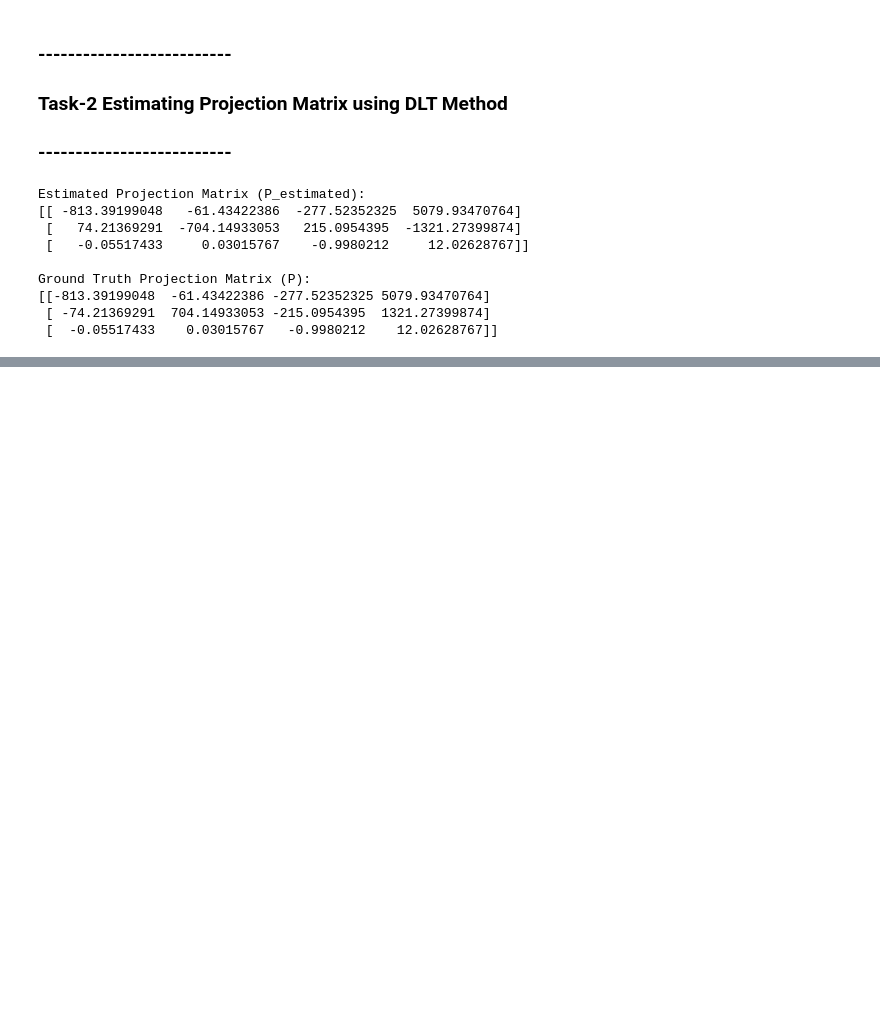
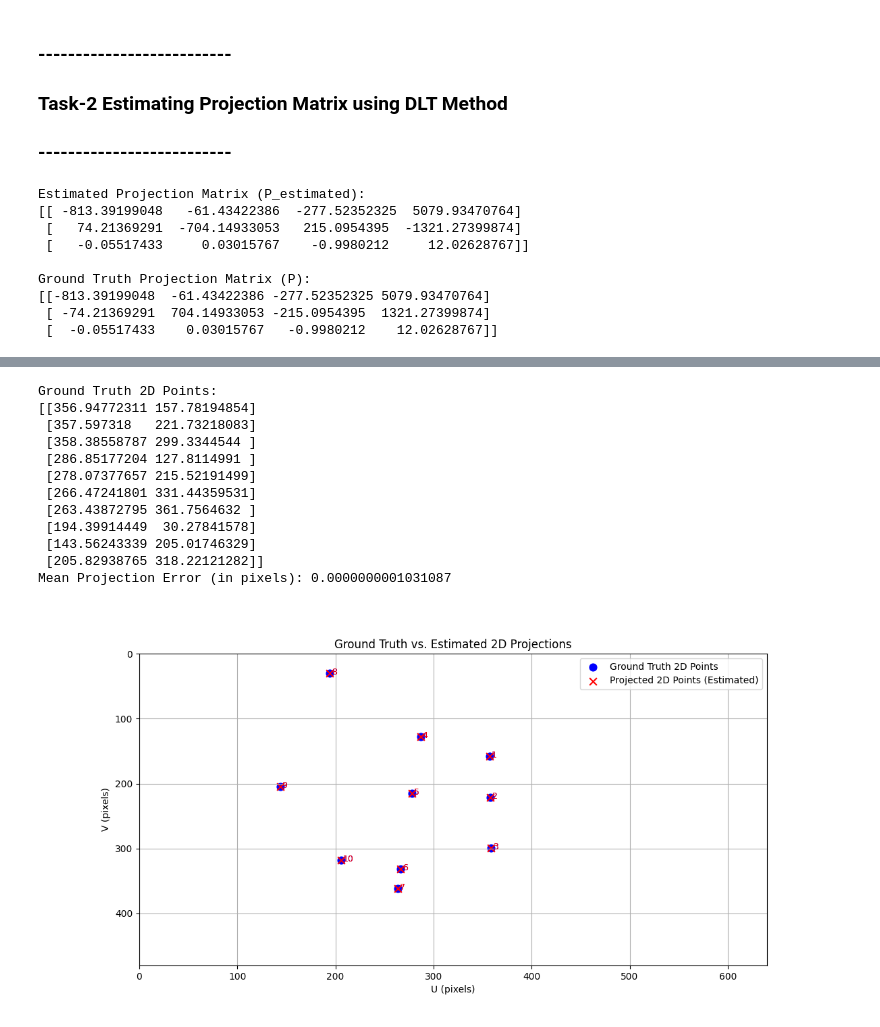
Before and after one commit to anas-farooq8/Camera-Projection-DLT-Simulation, a Jupyter notebook: camera_cal.ipynb, the cells around one changed output, grey strips where cells are left out. Drawn from its saved outputs; the diff is of its cells as text; code cells hidden in the pictures; blank space fills up the shorter version.

```diff
--- a/camera_cal.ipynb
+++ b/camera_cal.ipynb
@@ -331,0 +337,7 @@ Ground Truth Projection Matrix (P):
+# %%
+# Manually correct the sign of the estimated projection matrix
+# Multiply the 2nd row by -1 to correct the sign
+P_estimated_corrected = P_estimated.copy()
+P_estimated_corrected[1] = -P_estimated_corrected[1]
+print("Corrected Estimated Projection Matrix (P_estimated_corrected):")
+print(P_estimated_corrected)
@@ -331,0 +452,54 @@ Ground Truth Projection Matrix (P):
+# %%
+# ----- Step 1: Project the 3D world points -----
+projected_points, _ = project_world_to_camera(world_3D_points, P_estimated_corrected, image_width, image_height)
+
+# ----- Step 2: Adjust the y-axis sign to match the ground truth -----
+# Flip the sign of the y-coordinate of the projected points
+camera_pixel_2D_points[:, 1] = -camera_pixel_2D_points[:, 1]
+print("Ground Truth 2D Points:")
+print(camera_pixel_2D_points)
+
+# ----- Step 3: Compute the Projection Error -----
+# Compute the Euclidean distance between each projected point and its corresponding ground truth 2D point.
+errors = np.linalg.norm(projected_points - camera_pixel_2D_points, axis=1)
+mean_error = np.mean(errors)
+print(f"Mean Projection Error (in pixels): {mean_error:.16f}")
+
+# ----- Step 4: Plot the Ground Truth 2D Points vs. the Projected Points -----
+plt.figure(figsize=(12, 6))
+# Plot ground truth points (blue circles)
+plt.scatter(camera_pixel_2D_points[:, 0], camera_pixel_2D_points[:, 1],
+            color='blue', marker='o', label='Ground Truth 2D Points', s=60)
+# Plot corrected projected points (red x's)
+plt.scatter(projected_points[:, 0], projected_points[:, 1],
+            color='red', marker='x', label='Projected 2D Points (Estimated)', s=60)
+
+# Annotate the points by index (optional)
+for i in range(len(camera_pixel_2D_points)):
+    plt.text(camera_pixel_2D_points[i, 0] + 2, camera_pixel_2D_points[i, 1] + 2, str(i+1), color='blue', fontsize=9)
+    plt.text(projected_points[i, 0] + 2, projected_points[i, 1] + 2, str(i+1), color='red', fontsize=9)
+
+plt.xlabel('U (pixels)')
+plt.ylabel('V (pixels)')
+plt.title('Ground Truth vs. Estimated 2D Projections')
+plt.legend()
+plt.gca().invert_yaxis()  # Invert y-axis for proper image display
+plt.grid(True)
+# Set the full image dimensions for the axes
+plt.xlim(0, 640)
+plt.ylim(480, 0)  # Inverted y-axis for proper image display
+plt.show()
+# %% [output]
+Ground Truth 2D Points:
+[[356.94772311 157.78194854]
+ [357.597318   221.73218083]
+ [358.38558787 299.3344544 ]
+ [286.85177204 127.8114991 ]
+ [278.07377657 215.52191499]
+ [266.47241801 331.44359531]
+ [263.43872795 361.7564632 ]
+ [194.39914449  30.27841578]
+ [143.56243339 205.01746329]
+ [205.82938765 318.22121282]]
+Mean Projection Error (in pixels): 0.0000000001031087
+[figure, added]
```
Also changed, not shown: parts of 5 cells of this notebook, 1 other file.
